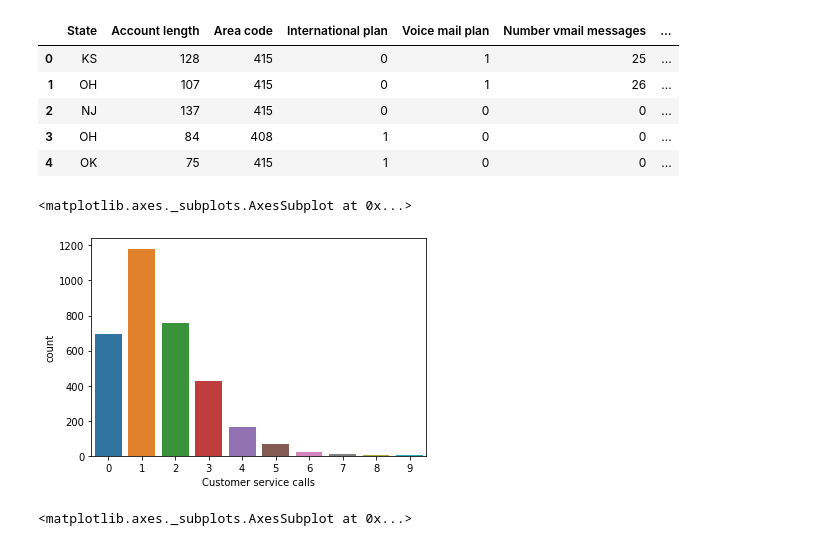
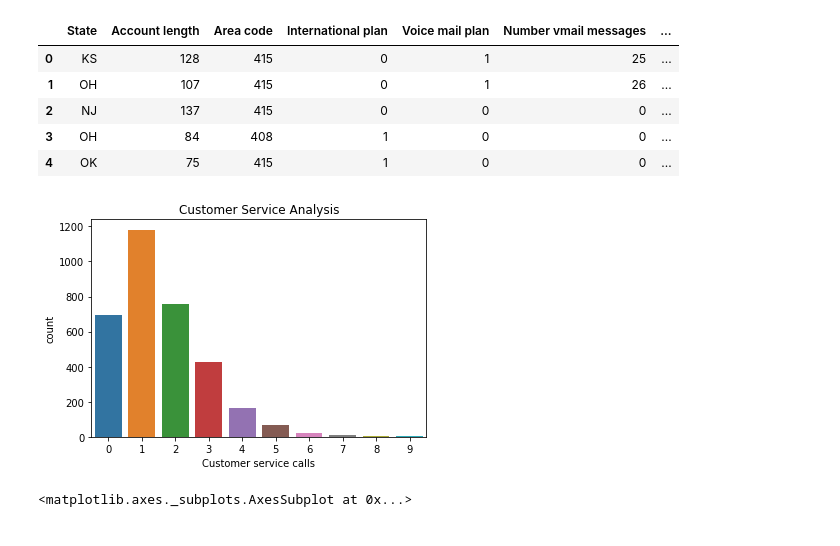
Before and after one commit to shyamsundar-v/Telecom-Churn-Analysis, a Jupyter notebook: Telecom_Churn_Analysis_Capstone_Project.ipynb, the cells around one changed output. Saved outputs shown, nothing was run; the diff lists cells and outputs as text; code cells hidden in the pictures.

```diff
--- a/Telecom_Churn_Analysis_Capstone_Project.ipynb
+++ b/Telecom_Churn_Analysis_Capstone_Project.ipynb
@@ -177,9 +184,10 @@ tel_df.head()
 | 4 | OK | 75 | 415 | 1 | 0 | 0 | ... |
 # %%
 sns.countplot(tel_df['Customer service calls'])
+plt.title('Customer Service Analysis')
+plt.show();
 # %% [output]
-<matplotlib.axes._subplots.AxesSubplot at 0x...>
-[figure, old version]
+[figure, new version]
 # %%
 sns.countplot(tel_df['Customer service calls'],hue=tel_df['Churn'])
 # %% [output]
```
Also changed, not shown: parts of 11 cells of this notebook.
